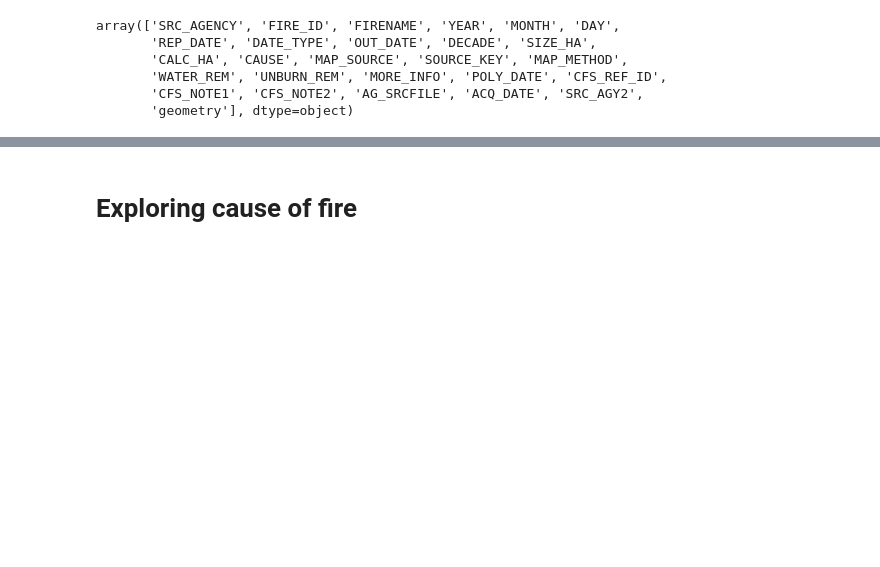
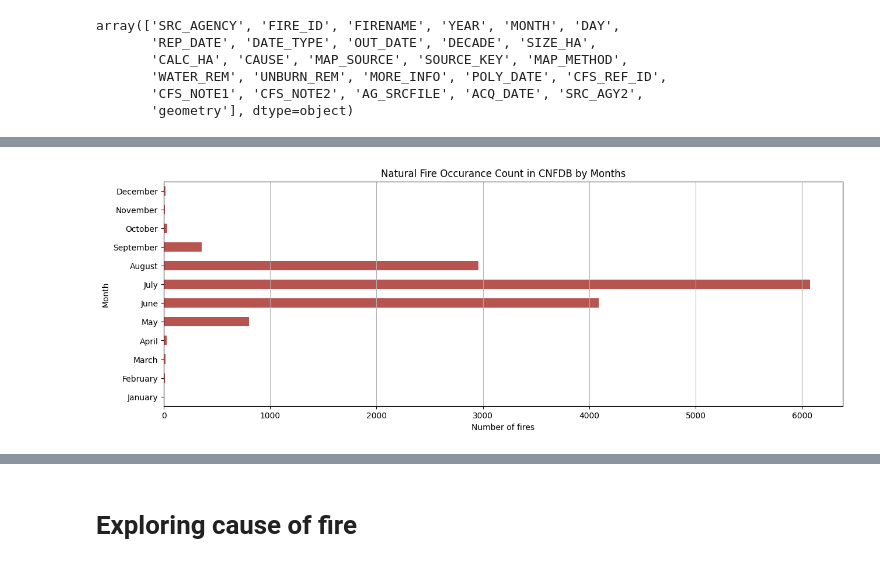
Before and after one commit to Forest-Fire-Research/fire, a Jupyter notebook: EDA_fire_initial_data.ipynb, the cells around one changed output, grey strips where cells are left out. Cells and saved outputs as stored; diff of their text form; code cells hidden in the pictures; blank space fills up the shorter version.

```diff
--- a/EDA_fire_initial_data.ipynb
+++ b/EDA_fire_initial_data.ipynb
@@ -72,0 +111,20 @@ ax = fire['MONTH'].value_counts().sort_index()[1:].plot(
+# %%
+# get natural fire data by month
+natural_fire_month_df = pd.DataFrame(fire[(fire.CAUSE == 'L') & (fire.YEAR >= 1998) & (fire.YEAR <= 2018)]['MONTH'].value_counts().sort_index()[1:]).reset_index()
+natural_fire_month_df['MONTH'] = natural_fire_month_df.apply(lambda row: datetime.date(1900, row.MONTH, 1).strftime('%B'), axis=1)
+natural_fire_month_df = natural_fire_month_df.set_index('MONTH')
+# %%
+ax = natural_fire_month_df.plot(
+    title="Natural Fire Occurance Count in CNFDB by Months",
+    kind="barh",
+    grid=True,
+    figsize=(15,5),
+    xlabel="Number of fires",
+    ylabel="Month",
+    color=[184/256, 84/256, 80/256],
+    legend=False
+).grid(
+    axis="y"
+)
+# %% [output]
+[figure, added]
```
Also changed, not shown: parts of 13 cells of this notebook, 2 other files.
